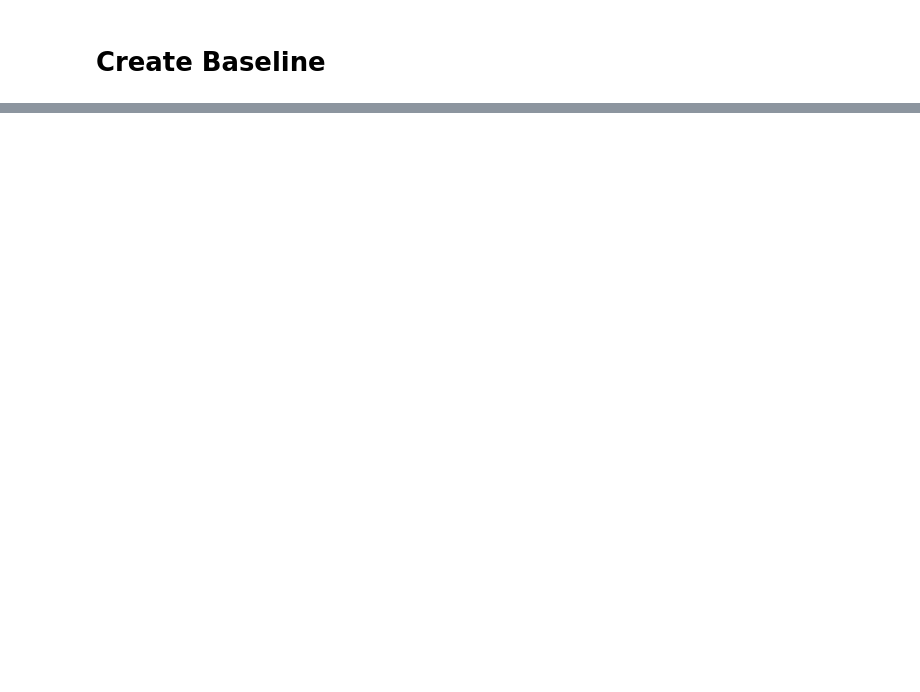
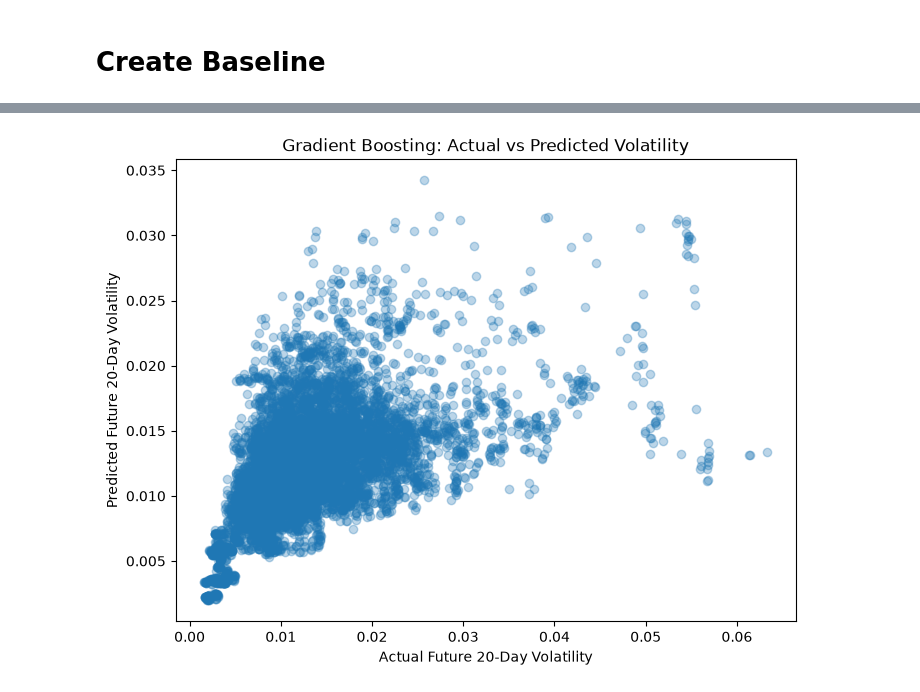
Before and after one commit to SamiiShabuse/INFO442-Group-Project, a Jupyter notebook: notebooks/06_gradient_boosting_volatility.ipynb, the cells around one changed output, grey strips where cells are left out. Cells and saved outputs as stored; diff of their text form; code cells hidden in the pictures; blank space fills up the shorter version.

Commit message:
create gradient boost output

```diff
--- a/notebooks/06_gradient_boosting_volatility.ipynb
+++ b/notebooks/06_gradient_boosting_volatility.ipynb
@@ -60,3 +53,12 @@ y_test = test[TARGET_COLS]
+# %%
+train = df[df["Date"] < "2024-01-01"].copy()
+test = df[df["Date"] >= "2024-01-01"].copy()
+
+X_train = train[FEATURES_COLS]
+y_train = train[TARGET_COLS]
+
+X_test = test[FEATURES_COLS]
+y_test = test[TARGET_COLS]
 # %% [markdown]
 # Create Baseline
 # %%
@@ -63,0 +68,10 @@ baseline
+# %%
+gb_model = HistGradientBoostingRegressor(
+    max_iter=200,
+    learning_rate=0.05,
+    max_leaf_nodes=31,
+    l2_regularization=0.01,
+    random_state=42
+)
+# %%
+gb_model.fit(X_train, y_train)
@@ -63,0 +81,2 @@ baseline
+# %%
+gb_pred = gb_model.predict(X_test)
@@ -63,0 +129,11 @@ baseline
+# %%
+plt.figure(figsize=(8, 6))
+plt.scatter(y_test, gb_pred, alpha=0.3)
+
+plt.xlabel("Actual Future 20-Day Volatility")
+plt.ylabel("Predicted Future 20-Day Volatility")
+plt.title("Gradient Boosting: Actual vs Predicted Volatility")
+
+plt.show()
+# %% [output]
+[figure, added]
```
Also changed, not shown: parts of 13 cells of this notebook.
